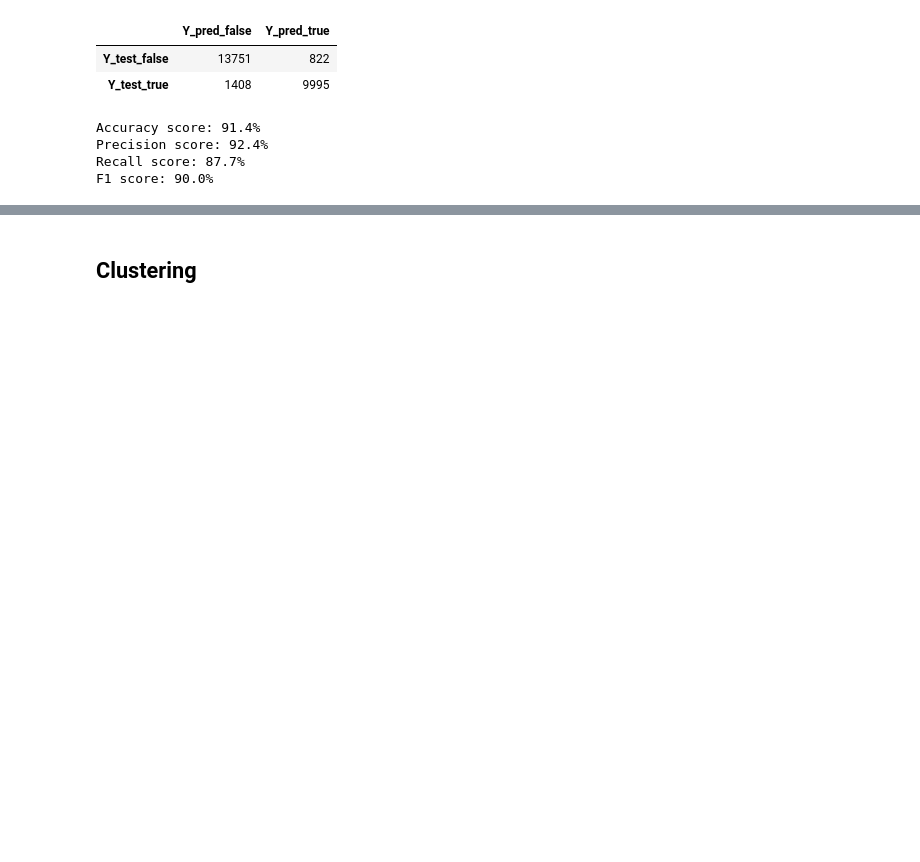
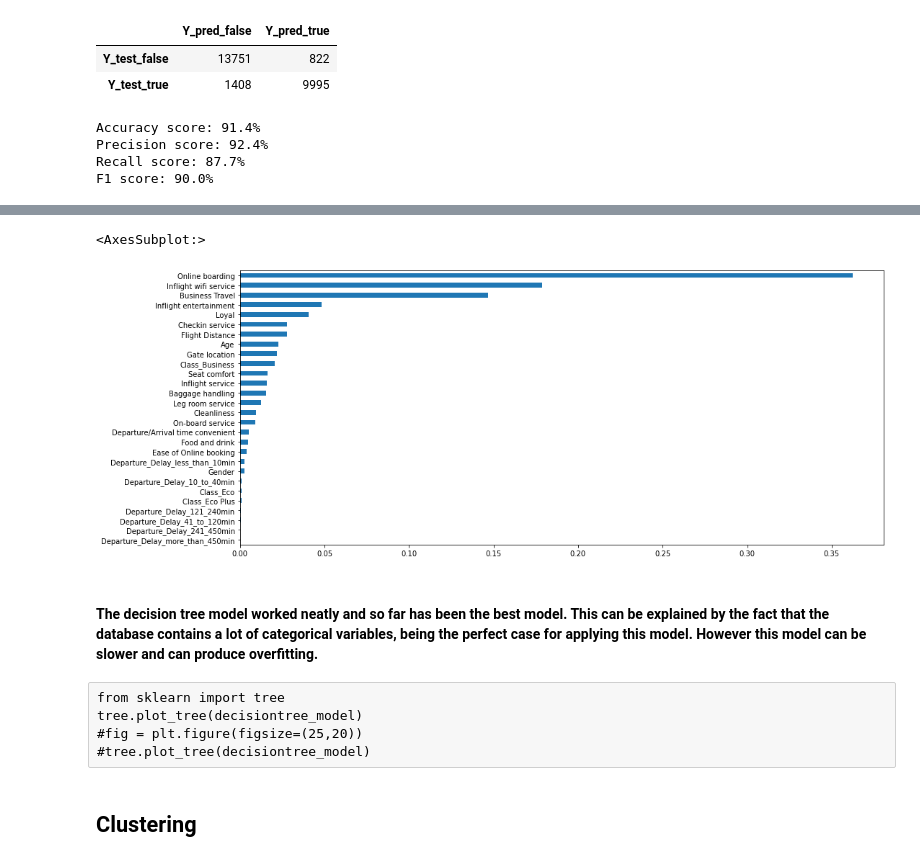
Before and after one commit to leo-cavalcante/airline-passenger-satisfaction, a Jupyter notebook: Airline Passenger Satisfaction.ipynb, the cells around one changed output, grey strips where cells are left out. Drawn from its saved outputs; the diff is of its cells as text; code cells hidden in the pictures; blank space fills up the shorter version.

```diff
--- a/Airline Passenger Satisfaction.ipynb
+++ b/Airline Passenger Satisfaction.ipynb
@@ -881,0 +981,8 @@ F1 score: 94.0%
+# %%
+# Summarizing the most import attributes considered by this logistic regression
+pd.Series(decisiontree_model.feature_importances_,index=X_airline_train.columns).sort_values().plot.barh(figsize=(16,7))
+# %% [output]
+<AxesSubplot:>
+[figure, added]
+# %% [markdown]
+#### The decision tree model worked neatly and so far has been the best model. This can be explained by the fact that the database contains a lot of categorical variables, being the perfect case for applying this model. However this model can be slower and can produce overfitting.
@@ -882,2 +991,7 @@ F1 score: 94.0%
+# %% [raw]
+from sklearn import tree
+tree.plot_tree(decisiontree_model)
+#fig = plt.figure(figsize=(25,20))
+#tree.plot_tree(decisiontree_model)
 # %% [markdown]
 ## Clustering
```
Also changed, not shown: parts of 52 cells of this notebook.
